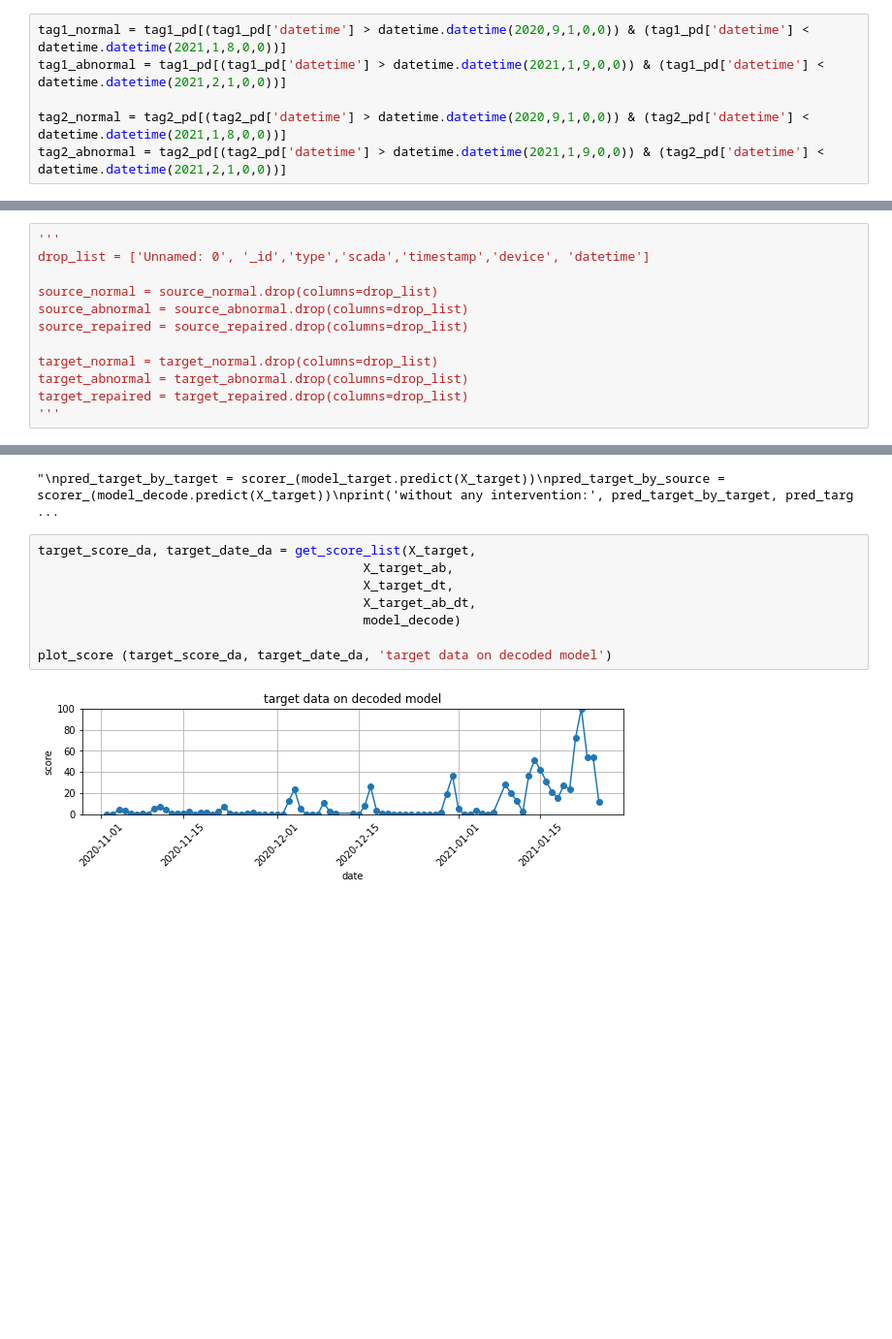
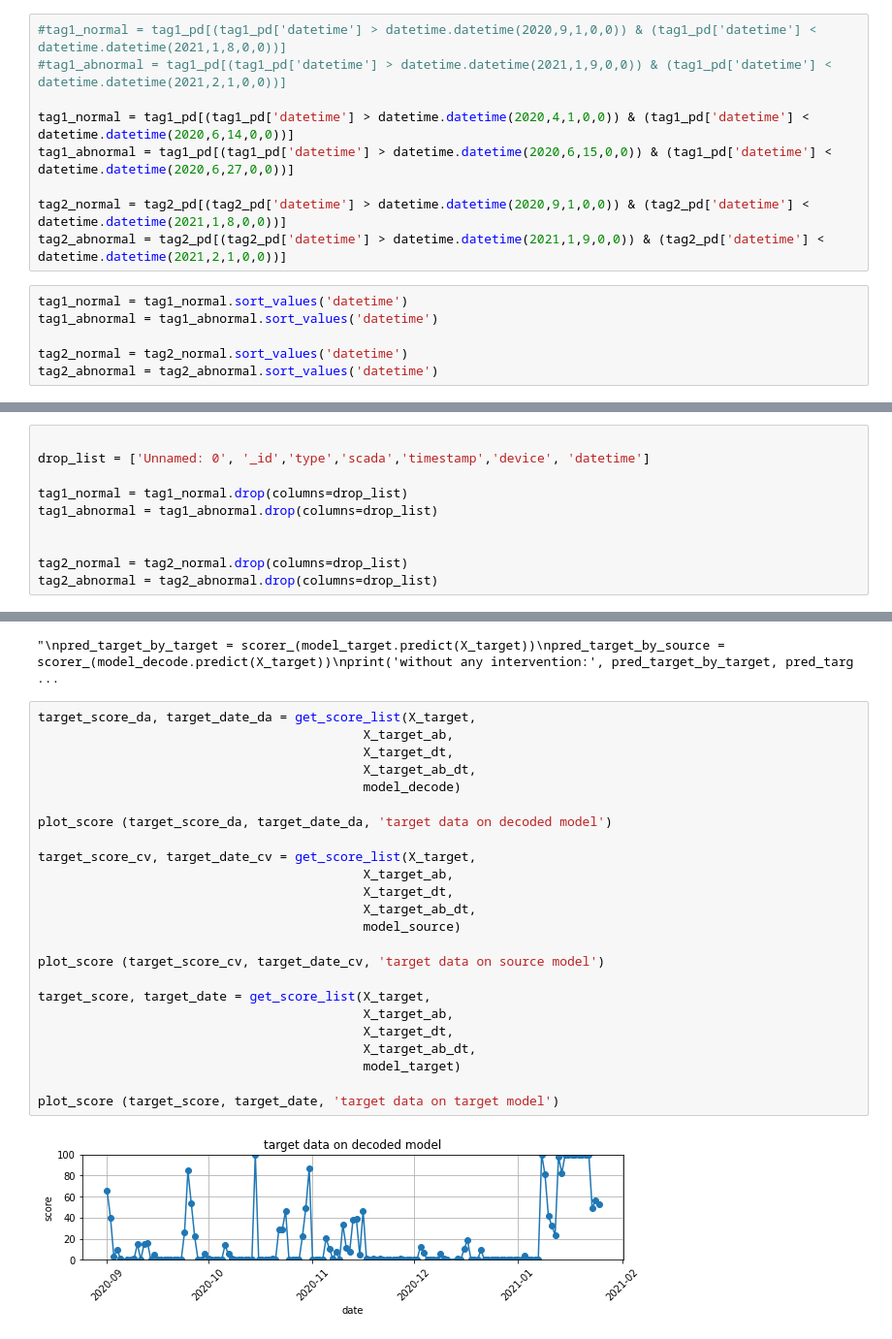
Before and after one commit to owen198/csc_domain_adaptation, a Jupyter notebook: csc_autoencoder_da.ipynb, the cells around one changed output, grey strips where cells are left out. Shown at 97% size. Drawn from its saved outputs; the diff is of its cells as text; blank space fills up the shorter version.

```diff
--- a/csc_autoencoder_da.ipynb
+++ b/csc_autoencoder_da.ipynb
@@ -60,11 +62,20 @@ tag2_pd = pd.concat([pd.read_csv(path+tag2+'_202009.csv'),
 tag1_pd['datetime'] = tag1_pd['timestamp'].astype('int').astype("datetime64[s]")
 tag2_pd['datetime'] = tag2_pd['timestamp'].astype('int').astype("datetime64[s]")
 # %%
-tag1_normal = tag1_pd[(tag1_pd['datetime'] > datetime.datetime(2020,9,1,0,0)) & (tag1_pd['datetime'] < datetime.datetime(2021,1,8,0,0))]
-tag1_abnormal = tag1_pd[(tag1_pd['datetime'] > datetime.datetime(2021,1,9,0,0)) & (tag1_pd['datetime'] < datetime.datetime(2021,2,1,0,0))]
+#tag1_normal = tag1_pd[(tag1_pd['datetime'] > datetime.datetime(2020,9,1,0,0)) & (tag1_pd['datetime'] < datetime.datetime(2021,1,8,0,0))]
+#tag1_abnormal = tag1_pd[(tag1_pd['datetime'] > datetime.datetime(2021,1,9,0,0)) & (tag1_pd['datetime'] < datetime.datetime(2021,2,1,0,0))]
+
+tag1_normal = tag1_pd[(tag1_pd['datetime'] > datetime.datetime(2020,4,1,0,0)) & (tag1_pd['datetime'] < datetime.datetime(2020,6,14,0,0))]
+tag1_abnormal = tag1_pd[(tag1_pd['datetime'] > datetime.datetime(2020,6,15,0,0)) & (tag1_pd['datetime'] < datetime.datetime(2020,6,27,0,0))]
 
 tag2_normal = tag2_pd[(tag2_pd['datetime'] > datetime.datetime(2020,9,1,0,0)) & (tag2_pd['datetime'] < datetime.datetime(2021,1,8,0,0))]
 tag2_abnormal = tag2_pd[(tag2_pd['datetime'] > datetime.datetime(2021,1,9,0,0)) & (tag2_pd['datetime'] < datetime.datetime(2021,2,1,0,0))]
+# %%
+tag1_normal = tag1_normal.sort_values('datetime')
+tag1_abnormal = tag1_abnormal.sort_values('datetime')
+
+tag2_normal = tag2_normal.sort_values('datetime')
+tag2_abnormal = tag2_abnormal.sort_values('datetime')
 # %%
 #list(target_repaired)
 
@@ -87,12 +101,10 @@ tag2_abnormal = tag2_abnormal[original_list]
 # %%
-'''
+
 drop_list = ['Unnamed: 0', '_id','type','scada','timestamp','device', 'datetime']
 
-source_normal = source_normal.drop(columns=drop_list)
-source_abnormal = source_abnormal.drop(columns=drop_list)
-source_repaired = source_repaired.drop(columns=drop_list)
+tag1_normal = tag1_normal.drop(columns=drop_list)
+tag1_abnormal = tag1_abnormal.drop(columns=drop_list)
 
-target_normal = target_normal.drop(columns=drop_list)
-target_abnormal = target_abnormal.drop(columns=drop_list)
-target_repaired = target_repaired.drop(columns=drop_list)
-'''
+
+tag2_normal = tag2_normal.drop(columns=drop_list)
+tag2_abnormal = tag2_abnormal.drop(columns=drop_list)
@@ -532,10 +542,26 @@ print('without any intervention:', pred_target_by_target, pred_target_by_source)
 # %%
 target_score_da, target_date_da = get_score_list(X_target,
                                            X_target_ab,
                                            X_target_dt,
                                            X_target_ab_dt,
                                            model_decode)
 
 plot_score (target_score_da, target_date_da, 'target data on decoded model')
+
+target_score_cv, target_date_cv = get_score_list(X_target,
+                                           X_target_ab,
+                                           X_target_dt,
+                                           X_target_ab_dt,
+                                           model_source)
+
+plot_score (target_score_cv, target_date_cv, 'target data on source model')
+
+target_score, target_date = get_score_list(X_target,
+                                           X_target_ab,
+                                           X_target_dt,
+                                           X_target_ab_dt,
+                                           model_target)
+
+plot_score (target_score, target_date, 'target data on target model')
 # %% [output]
-[figure, old version]
+[figure, new version]
```
Also changed, not shown: parts of 13 cells of this notebook.
